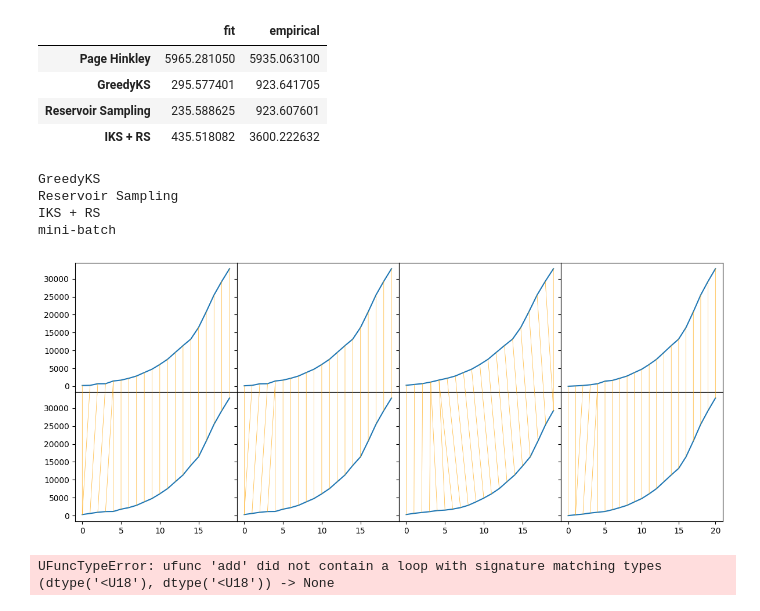
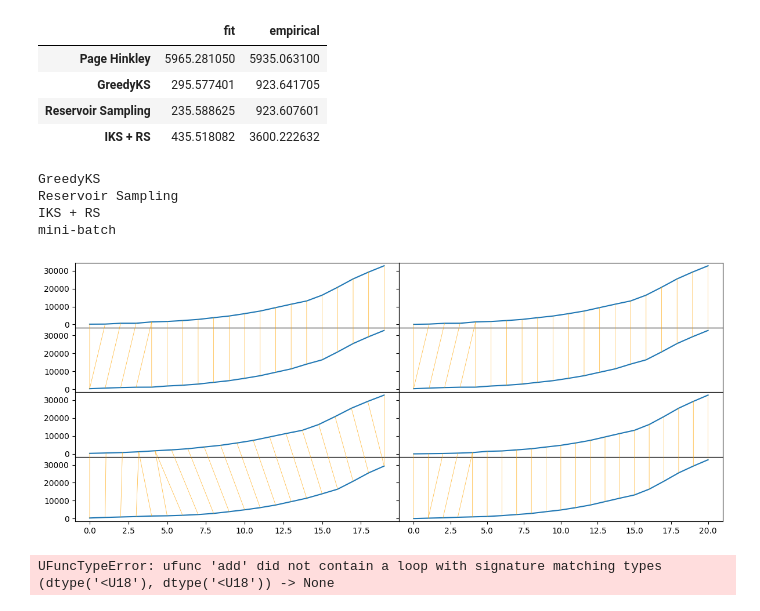
Before and after one commit to thalistdg/TCC, a Jupyter notebook: src/detect_drifts.ipynb, the cells around one changed output. Drawn from its saved outputs; the diff is of its cells as text; code cells hidden in the pictures.

Commit message:
change dtw graph

```diff
--- a/src/detect_drifts.ipynb
+++ b/src/detect_drifts.ipynb
@@ -95,36 +95,34 @@ display(pd.DataFrame(dtw_dist_vs_minibatch))
 | Reservoir Sampling | 235.588625 | 923.607601 |
 | IKS + RS | 435.518082 | 3600.222632 |
 # %%
-
-
 f_vs_e = [(results_drifts['fit'].get(k, []), results_drifts['empirical'].get(k, [])) for k in results_drifts['fit'].keys() if k != 'Page Hinkley']
 
-figg, axss = plt.subplots(2, 4, figsize=(12,5), sharey=True, gridspec_kw={'hspace':0.0, 'wspace':0.0})
+figg, axss = plt.subplots(4, 2, figsize=(12,5), sharey=True, gridspec_kw={'hspace':0.0, 'wspace':0.0})
 
 for i,k in enumerate(results_drifts['fit'].keys()):
     if k == 'Page Hinkley':
         continue
     s1 = np.array(results_drifts['fit'].get(k, []))
     s2 = np.array(results_drifts['empirical'].get(k, []))
 
     print(k)
     if i == 3 or i == 4:
         init = 2
     else:
         init = 0
 
     path = dtaidistance.dtw.warping_path(s1, s2)
-    # fig, axs = dtwvis.plot_warping(s1, s2, path, fig=figg, axs=axss.T[(i-1)%2][init:])
-    fig, axs = dtwvis.plot_warping(s1, s2, path, fig=figg, axs=axss.T[i-1])
+    fig, axs = dtwvis.plot_warping(s1, s2, path, fig=figg, axs=axss.T[(i-1)%2][init:])
+    # fig, axs = dtwvis.plot_warping(s1, s2, path, fig=figg, axs=axss.T[i-1])
     # fig, axs = dtwvis.plot_warping(s1, s2, path, fig=figg, axs=axss.T[i-1][2:])
     # fig, axs = dtwvis.plot_warping(s1, s2, path, fig=figg, axs=axss.T[i][2:])
     # break
 # %% [output]
 GreedyKS
 Reservoir Sampling
 IKS + RS
 mini-batch
-[figure, old version]
+[figure, new version]
 # %%
 axes_prop_cycle = {
     'markersize':[8]*20,
```
